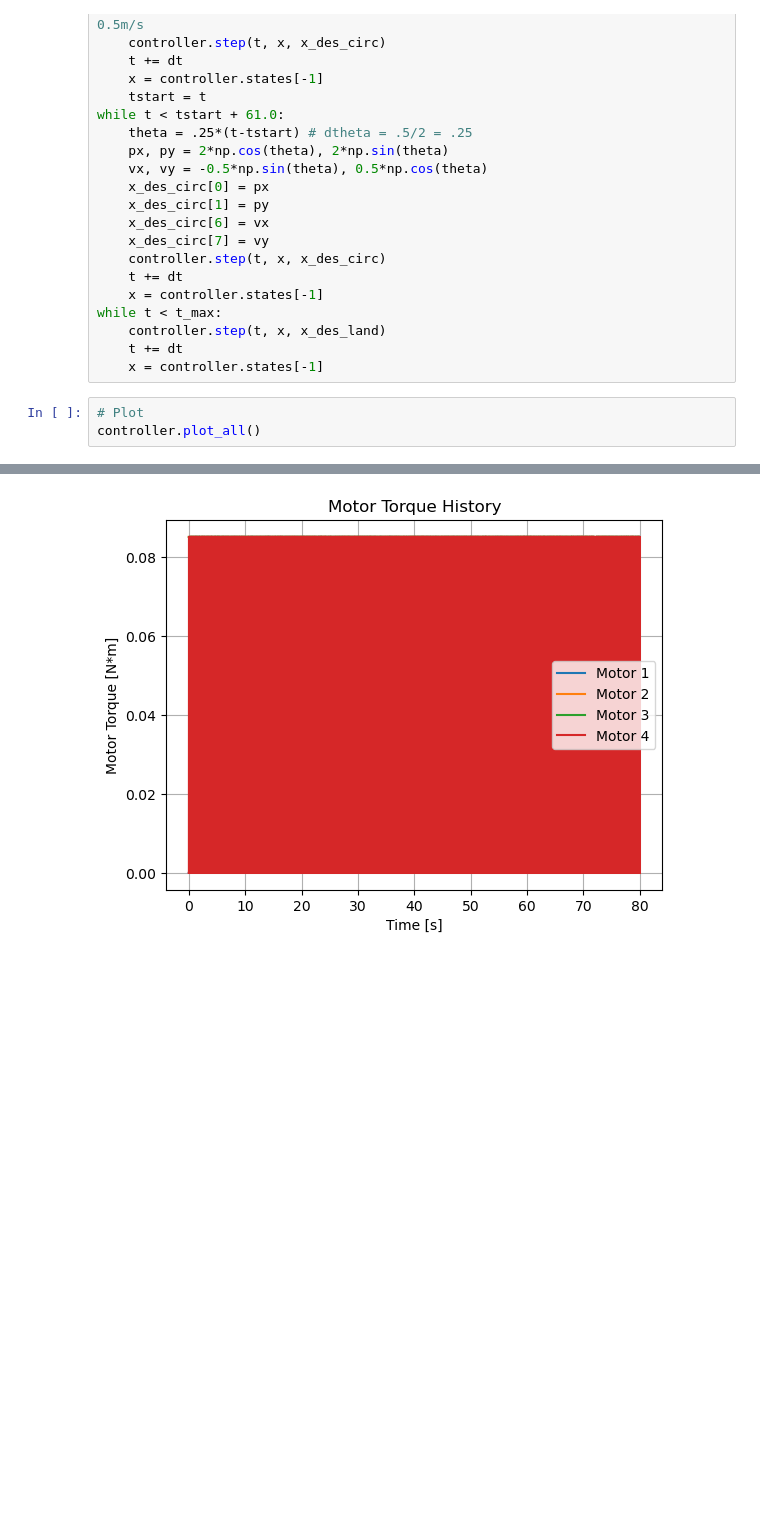
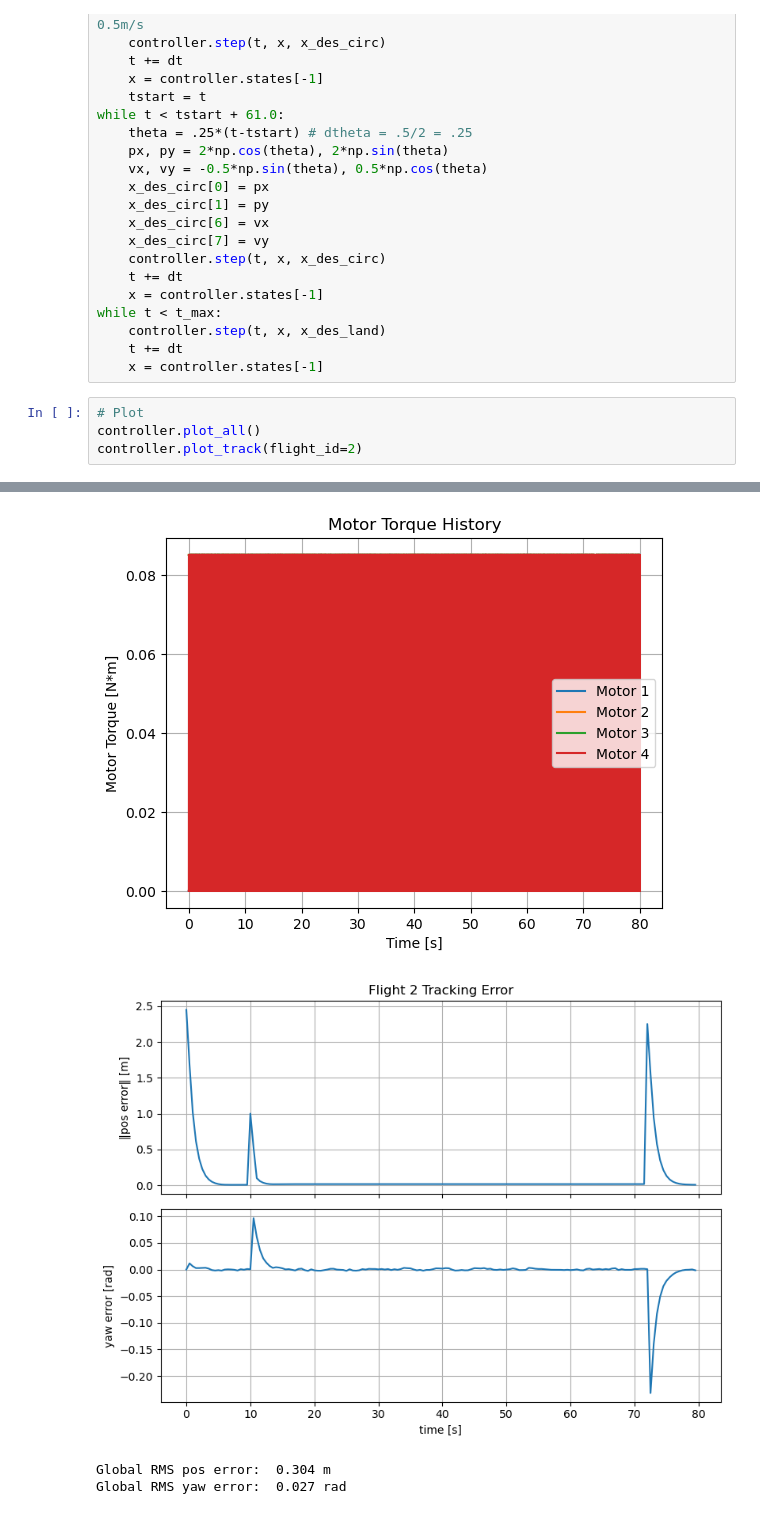
Before and after one commit to dssong2/ae352-project, a Jupyter notebook: main/test_controller.ipynb, the cells around one changed output, grey strips where cells are left out. Saved outputs shown, nothing was run; the diff lists cells and outputs as text; blank space fills up the shorter version.

```diff
--- a/main/test_controller.ipynb
+++ b/main/test_controller.ipynb
@@ -142,13 +146,17 @@ while t < t_max:
 # %%
 # Plot
 controller.plot_all()
+controller.plot_track(flight_id=2)
 # %% [output]
 [figure]
 [figure]
 [figure]
 [figure]
 [figure]
 [figure]
+[figure, added]
+Global RMS pos error:  0.304 m
+Global RMS yaw error:  0.027 rad
 # %%
 controller = Controller(eom=eom, dt=dt, t_max=t_max,
                         max_motor_torque=max_motor_torque,
```
Also changed, not shown: parts of 3 cells of this notebook, 1 other file.
